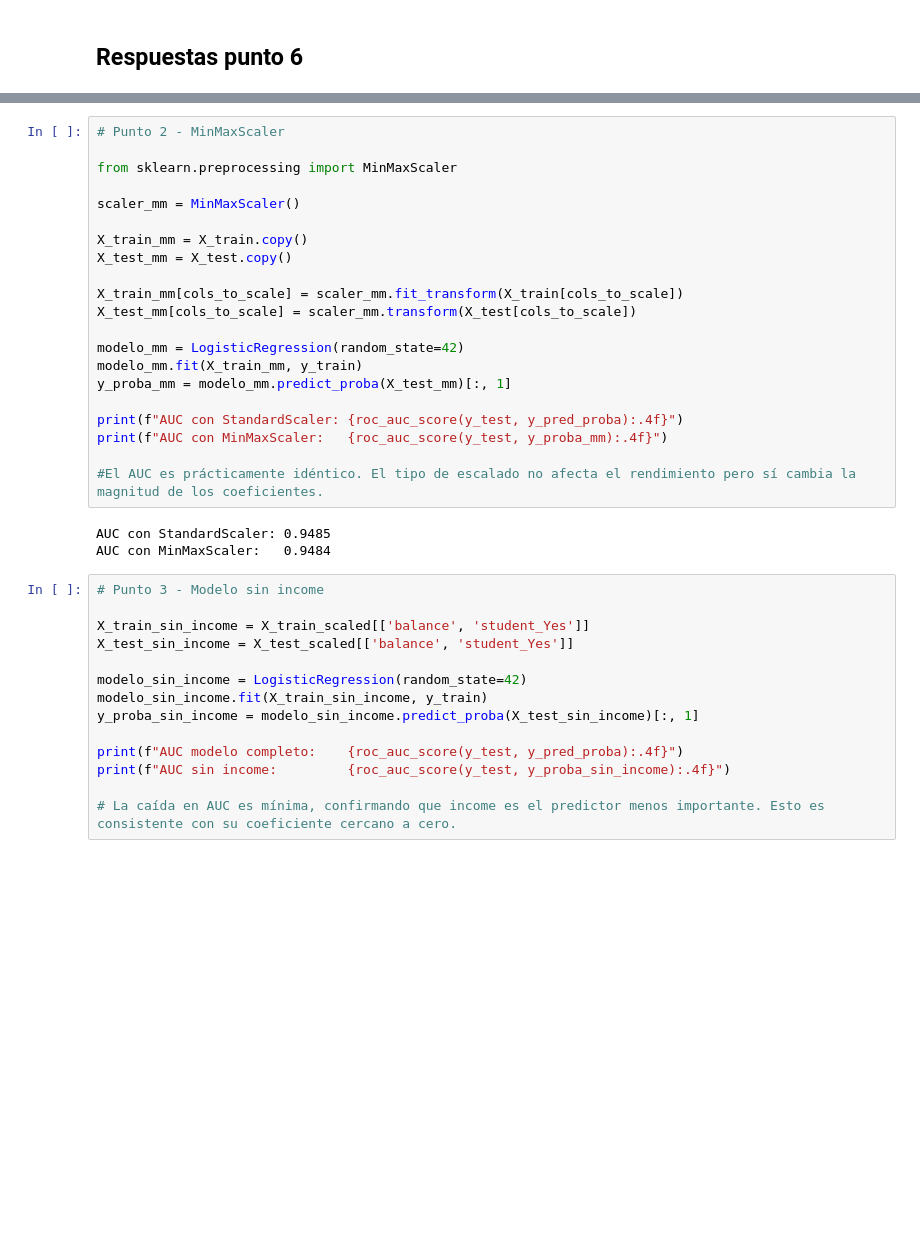
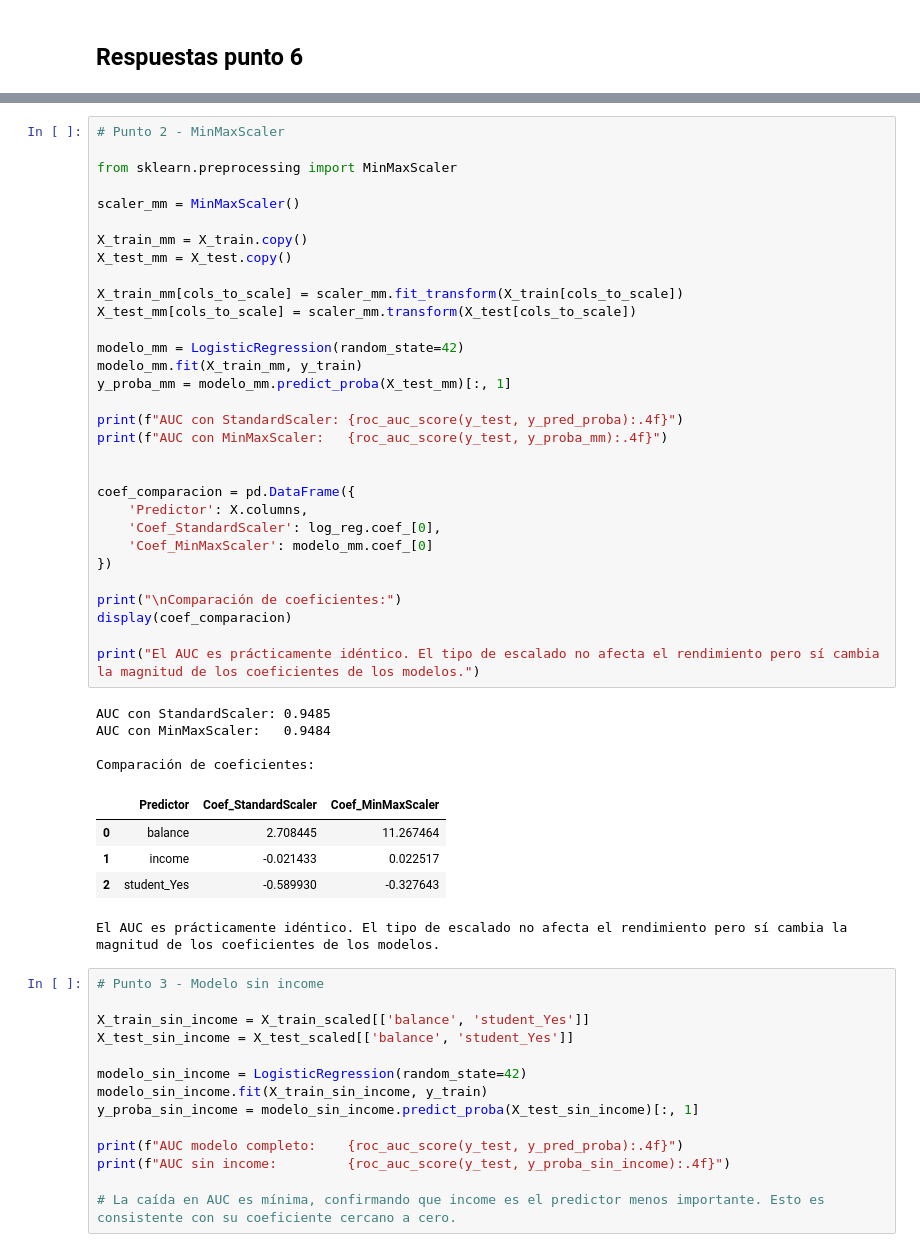
Before and after one commit to nicolassansolini-prog/Automatizacion-1---MIA-2026, a Jupyter notebook: tp3/notebook_03_grupo_6.ipynb, the cells around one changed output, grey strips where cells are left out. Cells and saved outputs as stored; diff of their text form; blank space fills up the shorter version.

```diff
--- a/tp3/notebook_03_grupo_6.ipynb
+++ b/tp3/notebook_03_grupo_6.ipynb
@@ -322,27 +363,44 @@ C=100 -> AUC=0.9485
 # %%
 # Punto 2 - MinMaxScaler
 
 from sklearn.preprocessing import MinMaxScaler
 
 scaler_mm = MinMaxScaler()
 
 X_train_mm = X_train.copy()
 X_test_mm = X_test.copy()
 
 X_train_mm[cols_to_scale] = scaler_mm.fit_transform(X_train[cols_to_scale])
 X_test_mm[cols_to_scale] = scaler_mm.transform(X_test[cols_to_scale])
 
 modelo_mm = LogisticRegression(random_state=42)
 modelo_mm.fit(X_train_mm, y_train)
 y_proba_mm = modelo_mm.predict_proba(X_test_mm)[:, 1]
 
 print(f"AUC con StandardScaler: {roc_auc_score(y_test, y_pred_proba):.4f}")
 print(f"AUC con MinMaxScaler:   {roc_auc_score(y_test, y_proba_mm):.4f}")
 
-#El AUC es prácticamente idéntico. El tipo de escalado no afecta el rendimiento pero sí cambia la magnitud de los coeficientes.
+
+coef_comparacion = pd.DataFrame({
+    'Predictor': X.columns,
+    'Coef_StandardScaler': log_reg.coef_[0],
+    'Coef_MinMaxScaler': modelo_mm.coef_[0]
+})
+
+print("\nComparación de coeficientes:")
+display(coef_comparacion)
+
+print("El AUC es prácticamente idéntico. El tipo de escalado no afecta el rendimiento pero sí cambia la magnitud de los coeficientes de los modelos.")
 # %% [output]
 AUC con StandardScaler: 0.9485
 AUC con MinMaxScaler:   0.9484
+
+Comparación de coeficientes:
+|  | Predictor | Coef_StandardScaler | Coef_MinMaxScaler |
+| 0 | balance | 2.708445 | 11.267464 |
+| 1 | income | -0.021433 | 0.022517 |
+| 2 | student_Yes | -0.589930 | -0.327643 |
+El AUC es prácticamente idéntico. El tipo de escalado no afecta el rendimiento pero sí cambia la magnitud de los coeficientes de los modelos.
 # %%
 # Punto 3 - Modelo sin income
 
```
Also changed, not shown: parts of 14 cells of this notebook.
